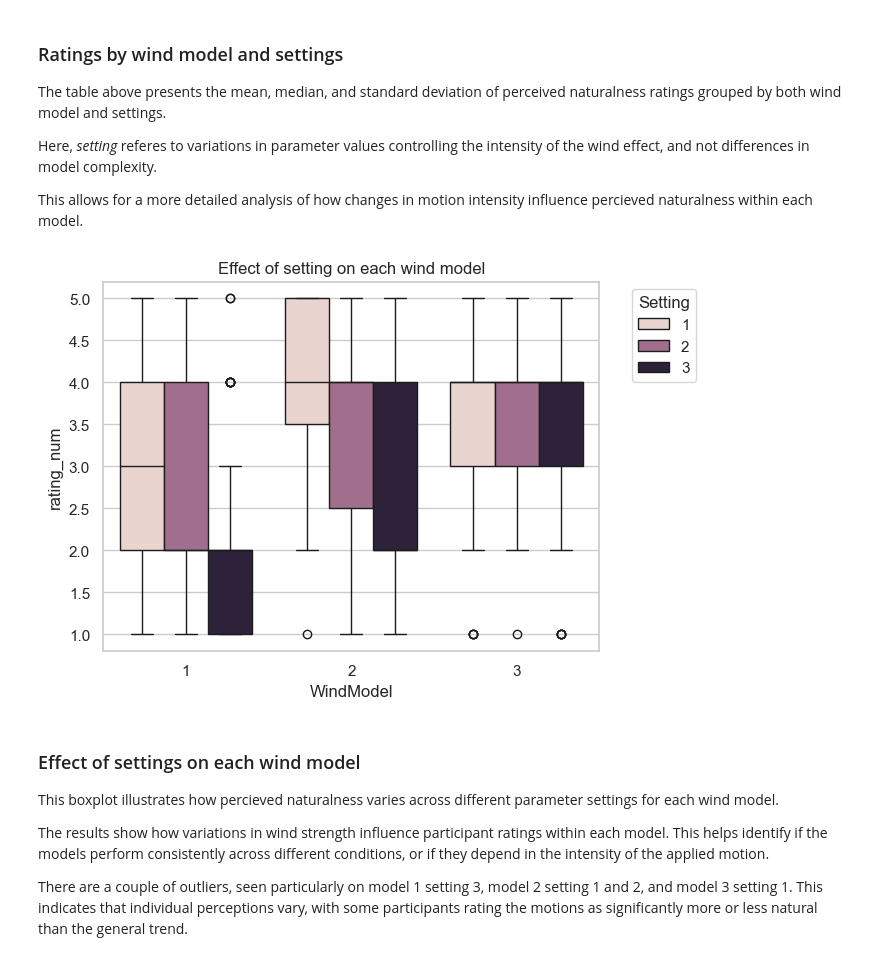
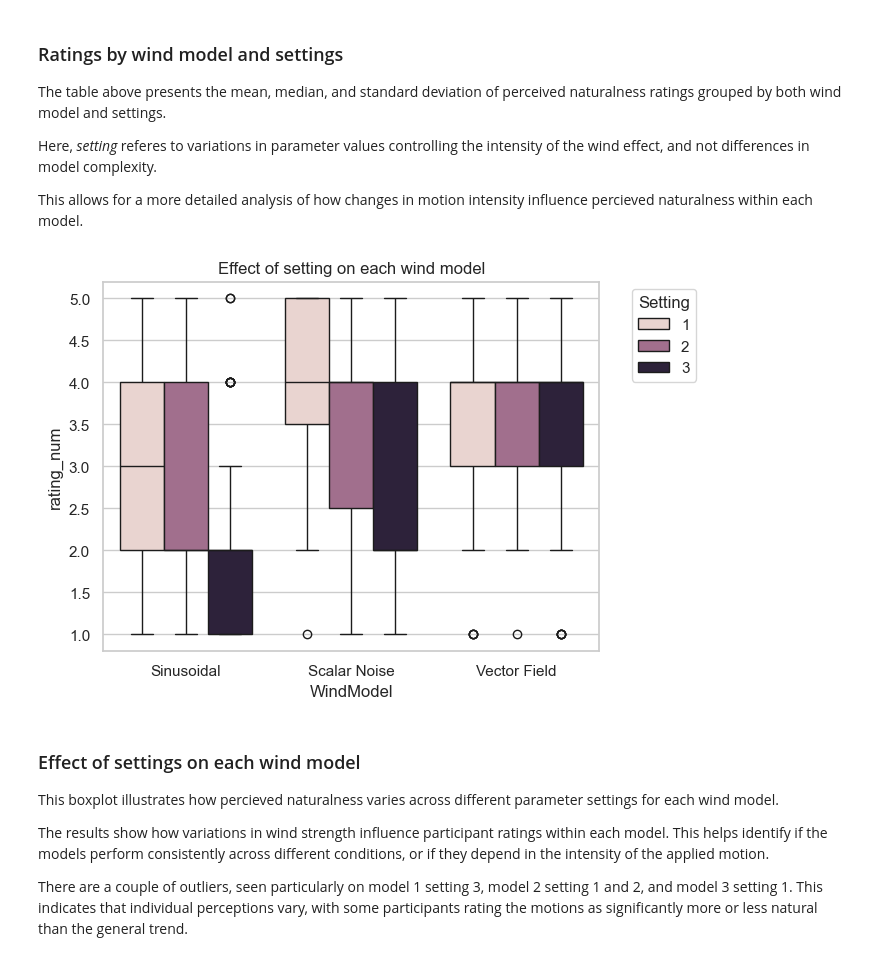
Before and after one commit to fhagerstrom/tree-motion-analysis, a Jupyter notebook: DV1583_fahg19_userStudyAnalysis.ipynb, the cells around one changed output. Saved outputs shown, nothing was run; the diff lists cells and outputs as text; code cells hidden in the pictures.

```diff
--- a/DV1583_fahg19_userStudyAnalysis.ipynb
+++ b/DV1583_fahg19_userStudyAnalysis.ipynb
@@ -348,15 +431,22 @@ Here, *setting* referes to variations in parameter values controlling the intens
 
 This allows for a more detailed analysis of how changes in motion intensity influence percieved naturalness within each model.
 # %%
+model_map = {
+    1: "Sinusoidal",
+    2: "Scalar Noise",
+    3: "Vector Field"
+}
+
+df_long["WindModel"] = df_long["WindModel"].map(model_map)
+
 # BOXPLOT FOR EACH WIND MODEL SETTING
-# sns.boxplot(data=df_long, x="Setting", y="rating_num", hue="WindModel")
 sns.boxplot(x="WindModel", y="rating_num", hue="Setting", data=df_long)
 plt.title("Effect of setting on each wind model")
 plt.legend(title="Setting", bbox_to_anchor=(1.05, 1), loc="upper left")
 plt.savefig("figures/wmSettings_boxplot.png", dpi=300, bbox_inches="tight")
 plt.show()
 # %% [output]
-[figure, old version]
+[figure, new version]
 # %% [markdown]
 ### Effect of settings on each wind model
 
```
Also changed, not shown: parts of 14 cells of this notebook, 14 other files.
